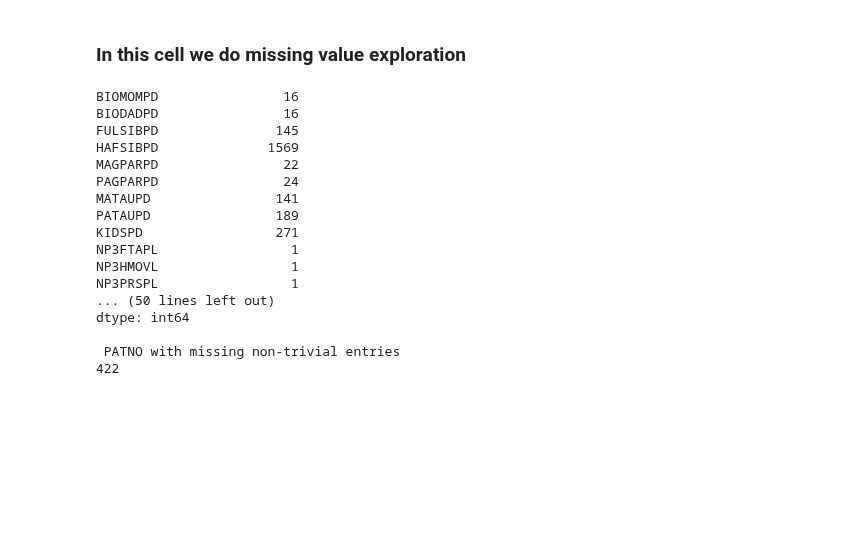
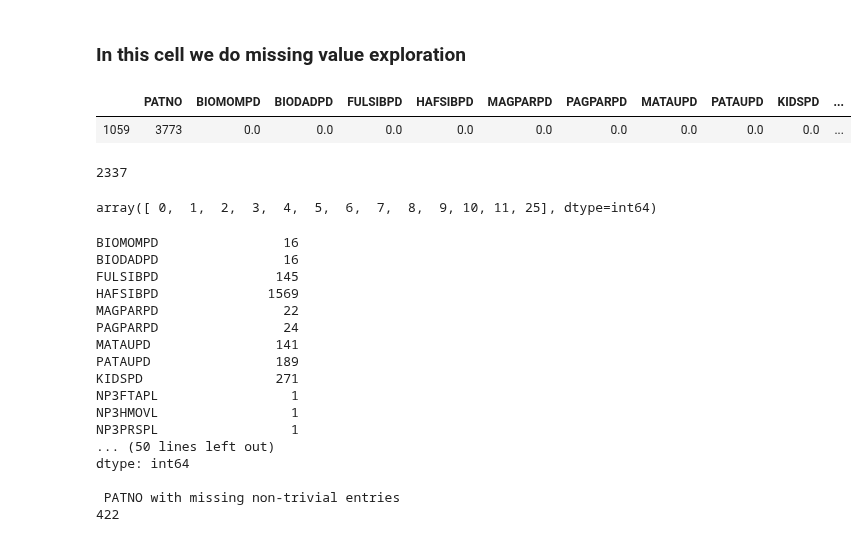
Before and after one commit to Tjersland/Master_2020_Prediction_of_Psychosis_in_Parkinsons_Patients_using_Machine_learning, a Jupyter notebook: missing_values.ipynb, the cells around one changed output. Saved outputs shown, nothing was run; the diff lists cells and outputs as text; code cells hidden in the pictures; blank space fills up the shorter version.

```diff
--- a/missing_values.ipynb
+++ b/missing_values.ipynb
@@ -40,6 +40,22 @@ data.head(5)
 | 4 | 3400 | 0.0 | 0.0 | 0.0 | NaN | 0.0 | 0.0 | 0.0 | 0.0 | 0.0 | ... |
 # %% [markdown]
 ### In this cell we do missing value exploration
+# %%
+# only one row is full (complete)
+data[~data.isnull().any(axis=1)].head()
+# %% [output]
+|  | PATNO | BIOMOMPD | BIODADPD | FULSIBPD | HAFSIBPD | MAGPARPD | PAGPARPD | MATAUPD | PATAUPD | KIDSPD | ... |
+| 1059 | 3773 | 0.0 | 0.0 | 0.0 | 0.0 | 0.0 | 0.0 | 0.0 | 0.0 | 0.0 | ... |
+# %%
+# number of rows with missing values
+data[data.isnull().any(axis=1)].shape[0]
+# %% [output]
+2337
+# %%
+# min and max number of missing values in a row
+np.sort(data.isnull().sum(axis=1).unique())
+# %% [output]
+array([ 0,  1,  2,  3,  4,  5,  6,  7,  8,  9, 10, 11, 25], dtype=int64)
 # %%
 null_columns=data.columns[data.isnull().any()]
 print(data[null_columns].isnull().sum())
```
Also changed, not shown: parts of 4 cells of this notebook.
